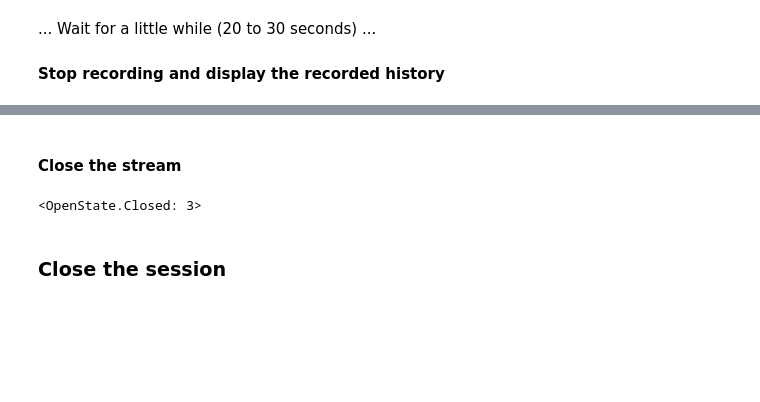
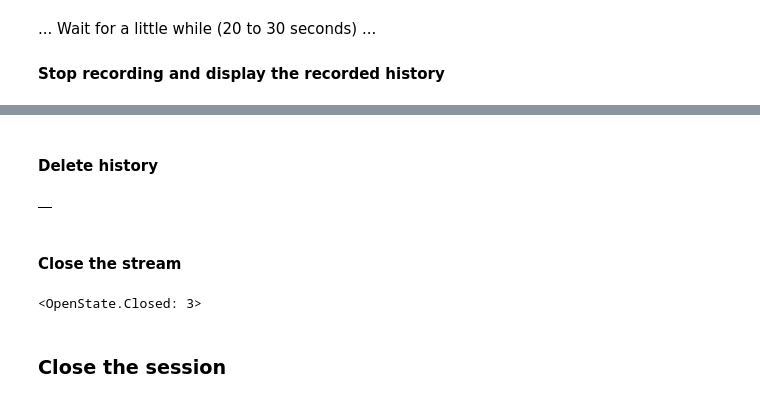
Before and after one commit to LSEG-API-Samples/Example.DataLibrary.Python, a Jupyter notebook: Examples/1-Access/EX-1.01.04-PricingStream-Recorder.ipynb, the cells around one changed output, grey strips where cells are left out. Saved outputs shown, nothing was run; the diff lists cells and outputs as text; code cells hidden in the pictures; blank space fills up the shorter version.

```diff
--- a/Examples/1-Access/EX-1.01.04-PricingStream-Recorder.ipynb
+++ b/Examples/1-Access/EX-1.01.04-PricingStream-Recorder.ipynb
@@ -230,3 +216,10 @@ New bar received at 11:30:16.111852
+# %% [markdown]
+#### Delete history
+# %%
+stream.recorder.delete()
+stream.recorder.get_history()
+# %% [output]
+|  |
 # %% [markdown]
 #### Close the stream
 # %%
```
Also changed, not shown: parts of 6 cells of this notebook.
